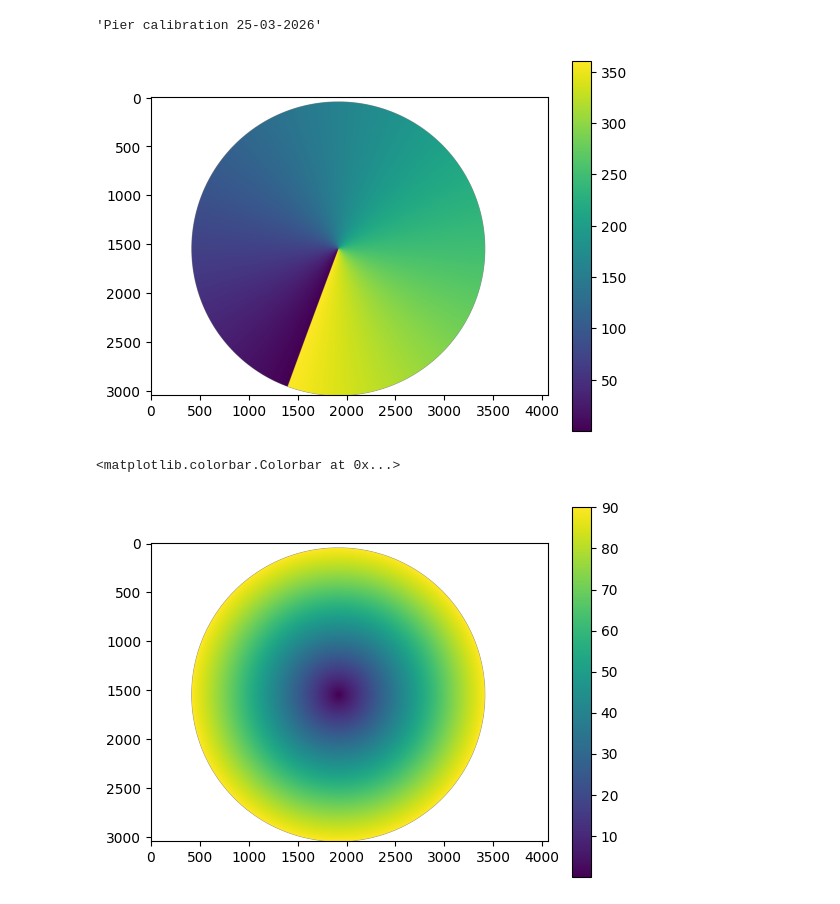
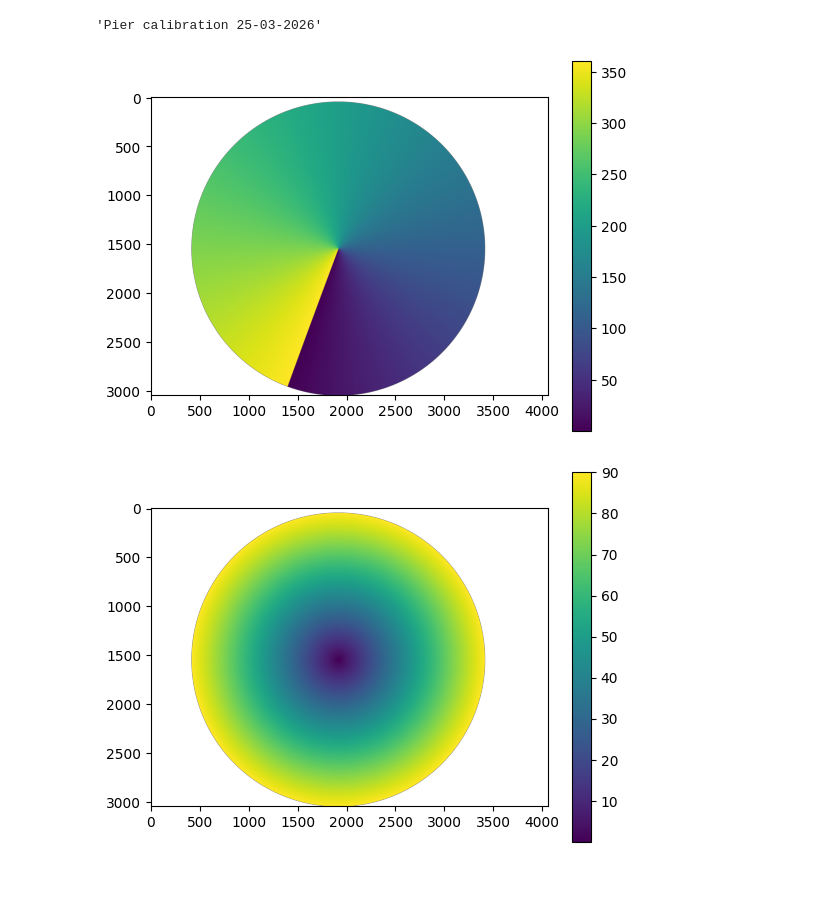
Before and after one commit to jkrtho/DLR-Sky-Imaging, a Jupyter notebook: evaluate_calibration.ipynb, the cells around one changed output. Cells and saved outputs as stored; diff of their text form; code cells hidden in the pictures.

Commit message:
Fixed naming of .npy matix files and the math for both zenith and azimuth (north convention)

```diff
--- a/evaluate_calibration.ipynb
+++ b/evaluate_calibration.ipynb
@@ -9,20 +10,33 @@ calib_dir
 # %% [output]
 'Pier calibration 25-03-2026'
 # %%
-az_matrix = np.load(f"{CAMERA} calibration 25-03-2026\\azimuth_matrix_{CAMERA}_20260325112723.npy")
+import glob
+
+az_files = glob.glob(f"{CAMERA} calibration 25-03-2026\\azimuth_matrix_{CAMERA}_*.npy")
+if len(az_files) == 0:
+    raise FileNotFoundError("No azimuth matrix files found with the given pattern.")
+az_matrix = np.load(az_files[0])
 # %%
-plt.imshow((np.degrees(az_matrix)+270)%360)
+north_azimuth_matrix = (90-np.degrees(az_matrix))%360
+plt.imshow(north_azimuth_matrix)
 plt.colorbar()
+plt.savefig(f"{CAMERA} calibration 25-03-2026\\SPVS_ASI_Wematics_{BUILDING}_{CAMERA}_azimuth_matrix_north.png")
 # save (np.degrees(az_matrix)+270)%360 as azimuth_matrix_Wind.npy
-np.save(f"{CAMERA} calibration 25-03-2026\\azimuth_matrix_{CAMERA}.npy", (np.degrees(az_matrix)+270)%360)
+np.save(f"{CAMERA} calibration 25-03-2026\\SPVS_ASI_Wematics_{BUILDING}_{CAMERA}_azimuth_matrix_north.npy", north_azimuth_matrix)
 # %% [output]
-[figure, old version]
+[figure, new version]
 # %%
-ele_matrix = np.load(f"{CAMERA} calibration 25-03-2026\\elevation_matrix_{CAMERA}_20260325112723.npy")
-plt.imshow(90-np.degrees(ele_matrix))
+import glob
+
+ele_files = glob.glob(f"{CAMERA} calibration 25-03-2026\\elevation_matrix_{CAMERA}_*.npy")
+if len(ele_files) == 0:
+    raise FileNotFoundError("No elevation matrix files found with the given pattern.")
+ele_matrix = np.load(ele_files[0])
+zenith_matrix = 90 - np.degrees(ele_matrix)
+plt.imshow(zenith_matrix)
 plt.colorbar()
+plt.savefig(f"{CAMERA} calibration 25-03-2026\\SPVS_ASI_Wematics_{BUILDING}_{CAMERA}_zenith_matrix.png")
 # %% [output]
-<matplotlib.colorbar.Colorbar at 0x...>
 [figure]
 # %%
 # write a zenith matrix (90 - elevation)
```
Also changed, not shown: parts of 2 cells of this notebook, 14 other files.
